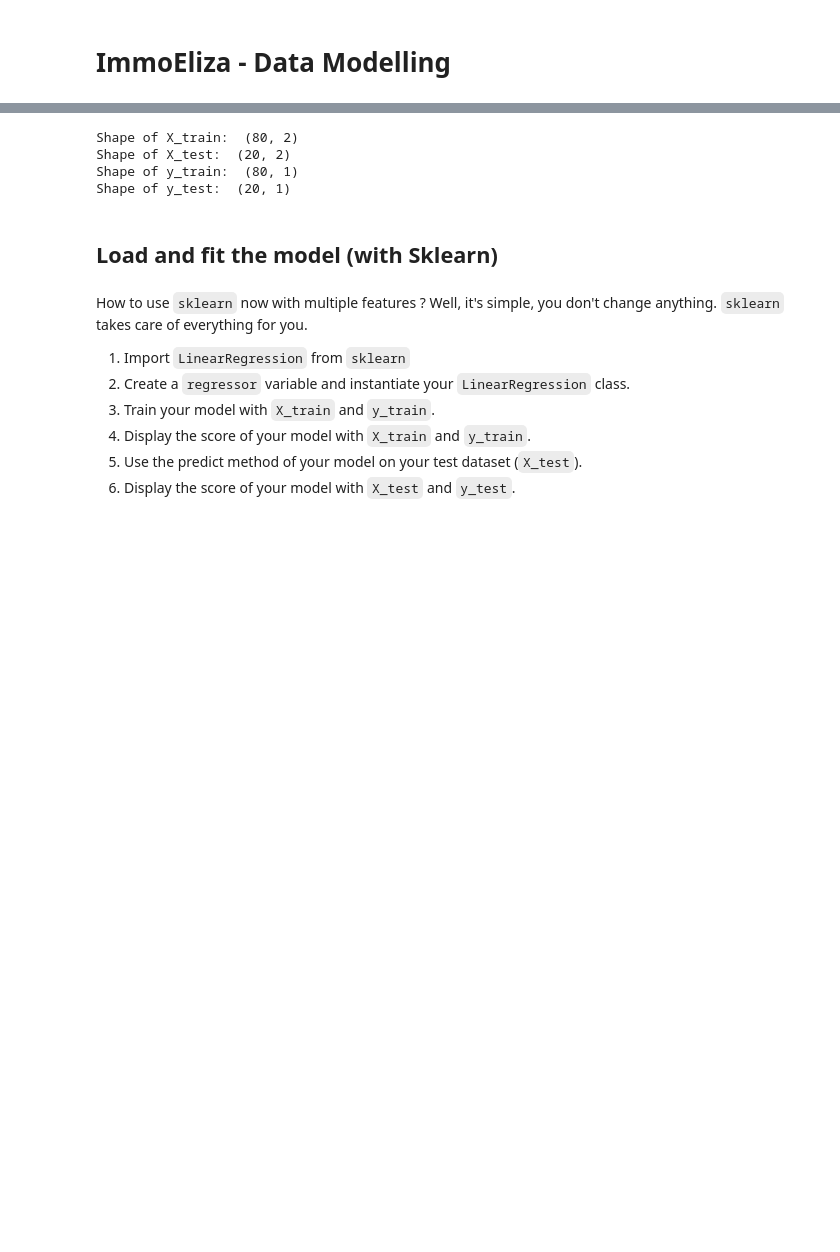
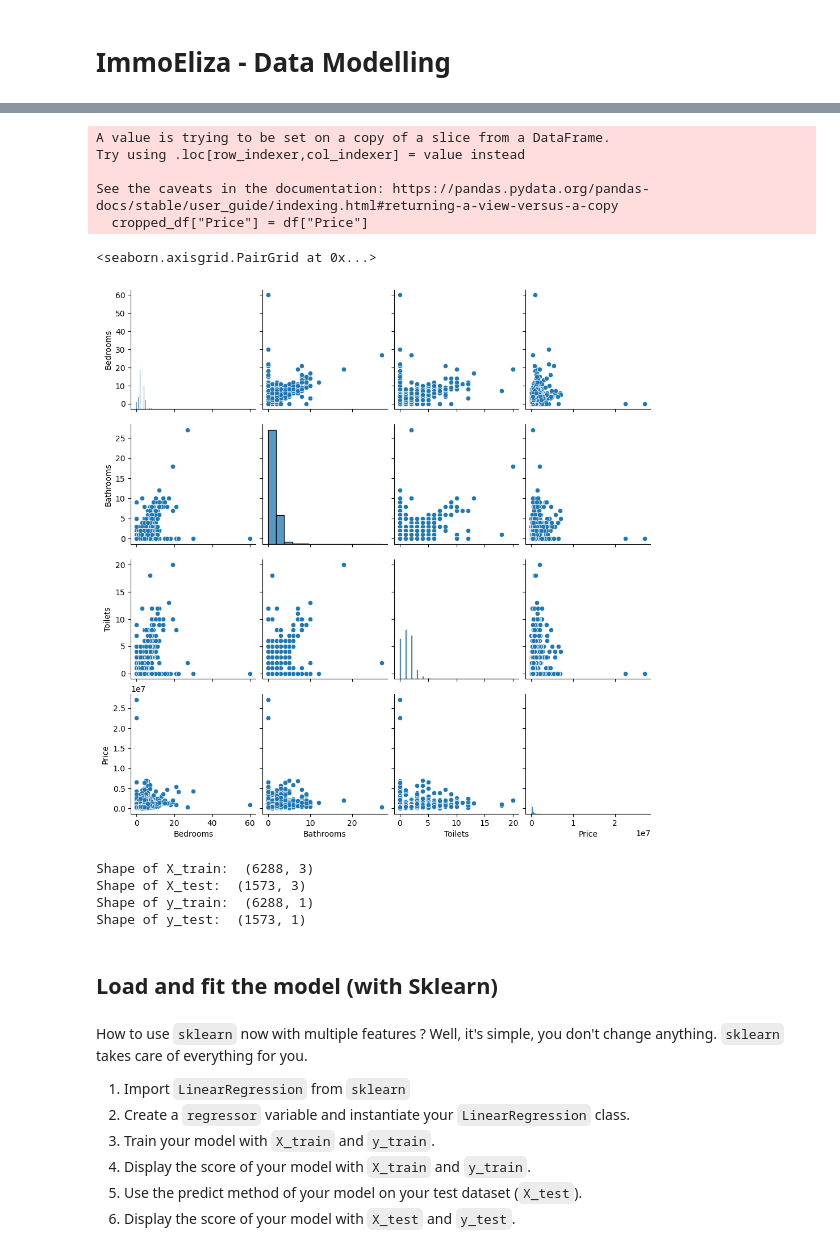
Before and after one commit to DeFre/ImmoEliza-data-analysis, a Jupyter notebook: data-exploration/regression-test.ipynb, the cells around one changed output, grey strips where cells are left out. Saved outputs shown, nothing was run; the diff lists cells and outputs as text; code cells hidden in the pictures; blank space fills up the shorter version.

Commit message:
lin reg with only bed bath & toilet

```diff
--- a/data-exploration/regression-test.ipynb
+++ b/data-exploration/regression-test.ipynb
@@ -109,0 +60,11 @@ You now know the process!
+# %%
+#X = np.array(df['Bedrooms'])
+#int_columns=['Bedrooms', 'Furnished', 'Terrace', 'Terrace surface', 'Surface of the plot', 'Living room surface', 'Number of frontages', 'Construction year', 'Outdoor parking space', 'Bathrooms', 'Shower rooms', 'Office', 'Toilets']
+#int_columns=['Bedrooms', 'Terrace', 'Terrace surface', 'Surface of the plot', 'Living room surface', 'Number of frontages', 'Construction year', 'Outdoor parking space', 'Bathrooms', 'Shower rooms', 'Office', 'Toilets']
+int_columns=["Bedrooms", "Bathrooms", "Toilets"]
+X = df[int_columns].to_numpy()
+#x_1 = df.drop(columns=["x_2","y"]).to_numpy()
+#x_2 = df.drop(columns=["x_1","y"]).to_numpy()
+y = df.Price.to_numpy().reshape(-1,1)
+print(type(X))
+print(X)
@@ -110,3 +80,17 @@ You now know the process!
+# %%
+cropped_df = df[int_columns]
+cropped_df["Price"] = df["Price"]
+#display(cropped_df)
+#sns.pairplot(data=df, y_vars = "Price", x_vars = int_columns, height=5)
+sns.pairplot(data=cropped_df)
+# %% [output]
+A value is trying to be set on a copy of a slice from a DataFrame.
+Try using .loc[row_indexer,col_indexer] = value instead
+
+See the caveats in the documentation: https://pandas.pydata.org/pandas-docs/stable/user_guide/indexing.html#returning-a-view-versus-a-copy
+  cropped_df["Price"] = df["Price"]
+<seaborn.axisgrid.PairGrid at 0x...>
+[figure, added]
 # %%
 from sklearn.model_selection import train_test_split
 
@@ -117,10 +101,10 @@ print("Shape of X_test: ", X_test.shape)
 print("Shape of y_train: ", y_train.shape)
 print("Shape of y_test: ", y_test.shape)
 # %% [output]
-Shape of X_train:  (80, 2)
-Shape of X_test:  (20, 2)
-Shape of y_train:  (80, 1)
-Shape of y_test:  (20, 1)
+Shape of X_train:  (6288, 3)
+Shape of X_test:  (1573, 3)
+Shape of y_train:  (6288, 1)
+Shape of y_test:  (1573, 1)
 # %% [markdown]
 ##  Load and fit the model (with Sklearn)
 # %% [markdown]
```
Also changed, not shown: parts of 22 cells of this notebook, 2 other files.
